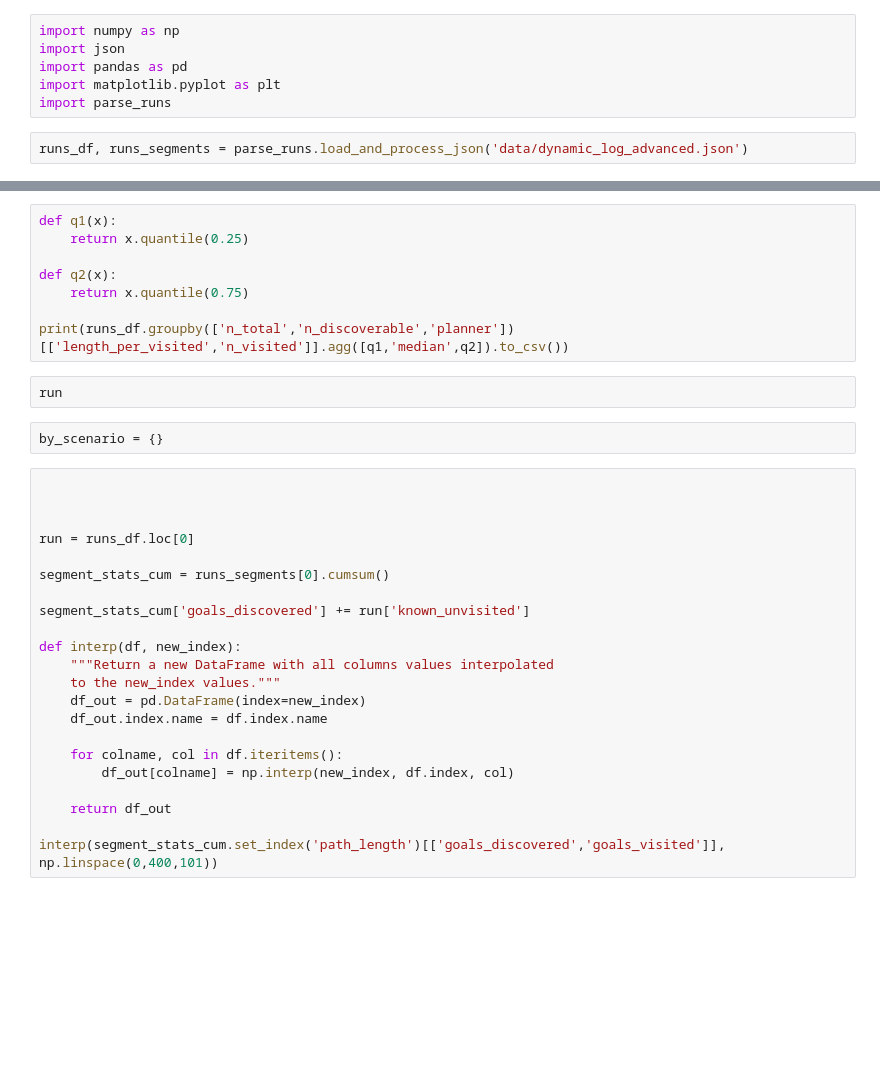
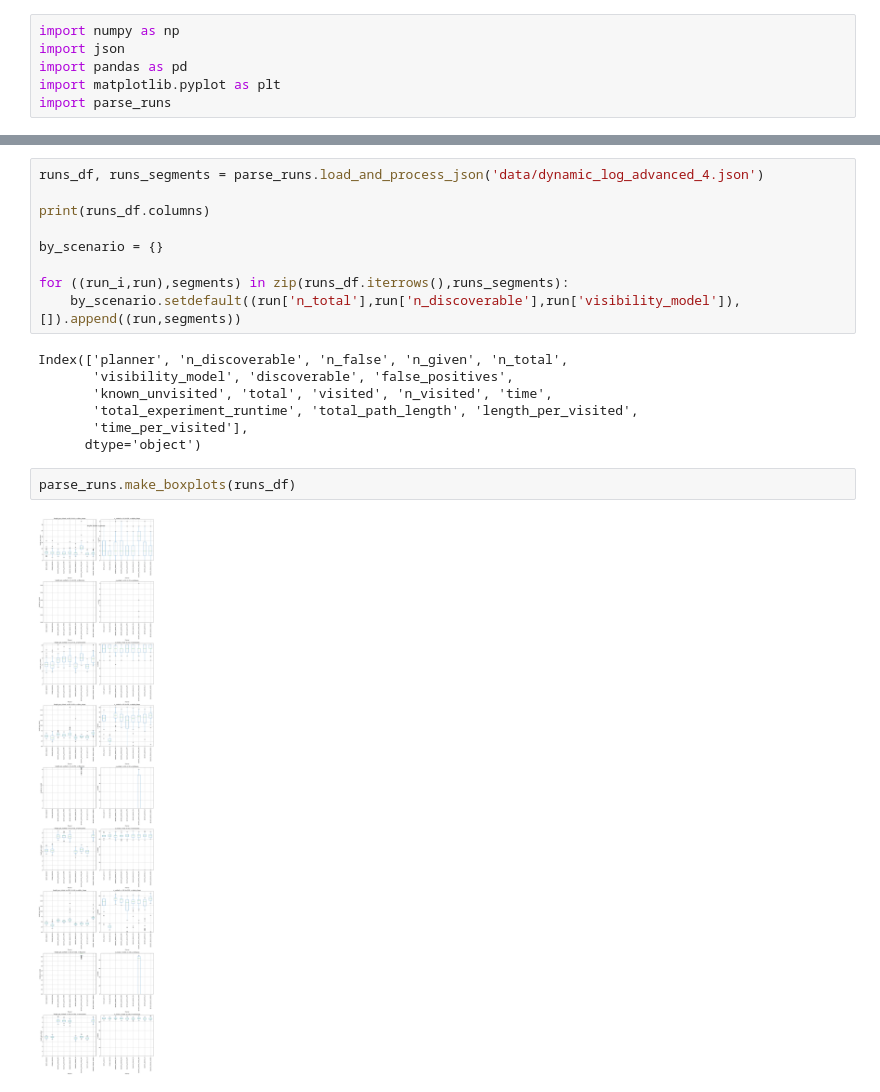
Before and after one commit to werner291/Multigoal-Orchard-Drone-Planning-Library, a Jupyter notebook: analysis/Dynamic Comparison.ipynb, the cells around one changed output, grey strips where cells are left out. Cells and saved outputs as stored; diff of their text form; blank space fills up the shorter version.

Commit message:
Small fixes and improved analysis of dynamic algorithms.

```diff
--- a/analysis/Dynamic Comparison.ipynb
+++ b/analysis/Dynamic Comparison.ipynb
@@ -4,5 +4,3 @@ import json
 import pandas as pd
 import matplotlib.pyplot as plt
 import parse_runs
-# %%
-runs_df, runs_segments = parse_runs.load_and_process_json('data/dynamic_log_advanced.json')
@@ -29,34 +7,20 @@ plt.show()
-# %%
-def q1(x):
-    return x.quantile(0.25)
-
-def q2(x):
-    return x.quantile(0.75)
-
-print(runs_df.groupby(['n_total','n_discoverable','planner'])[['length_per_visited','n_visited']].agg([q1,'median',q2]).to_csv())
-# %%
-run
-# %%
-by_scenario = {}
-# %%
-
-
-
-run = runs_df.loc[0]
-
-segment_stats_cum = runs_segments[0].cumsum()
-
-segment_stats_cum['goals_discovered'] += run['known_unvisited']
-
-def interp(df, new_index):
-    """Return a new DataFrame with all columns values interpolated
-    to the new_index values."""
-    df_out = pd.DataFrame(index=new_index)
-    df_out.index.name = df.index.name
-
-    for colname, col in df.iteritems():
-        df_out[colname] = np.interp(new_index, df.index, col)
-
-    return df_out
-
-interp(segment_stats_cum.set_index('path_length')[['goals_discovered','goals_visited']], np.linspace(0,400,101))
+# %%
+runs_df, runs_segments = parse_runs.load_and_process_json('data/dynamic_log_advanced_4.json')
+
+print(runs_df.columns)
+
+by_scenario = {}
+
+for ((run_i,run),segments) in zip(runs_df.iterrows(),runs_segments):
+    by_scenario.setdefault((run['n_total'],run['n_discoverable'],run['visibility_model']), []).append((run,segments))
+# %% [output]
+Index(['planner', 'n_discoverable', 'n_false', 'n_given', 'n_total',
+       'visibility_model', 'discoverable', 'false_positives',
+       'known_unvisited', 'total', 'visited', 'n_visited', 'time',
+       'total_experiment_runtime', 'total_path_length', 'length_per_visited',
+       'time_per_visited'],
+      dtype='object')
+# %%
+parse_runs.make_boxplots(runs_df)
+# %% [output]
+[figure, added]
```
Also changed, not shown: parts of 4 cells of this notebook, 8 other files.
